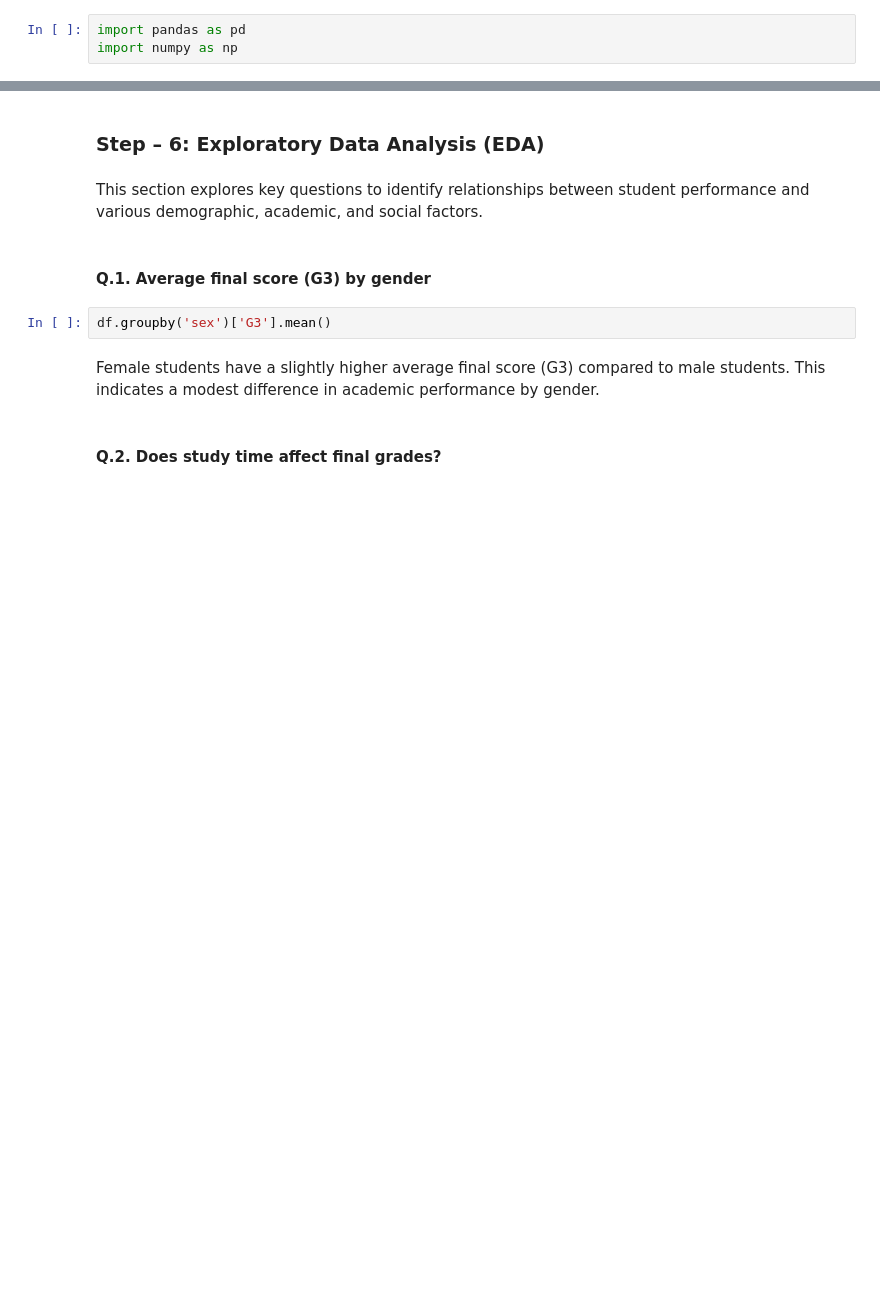
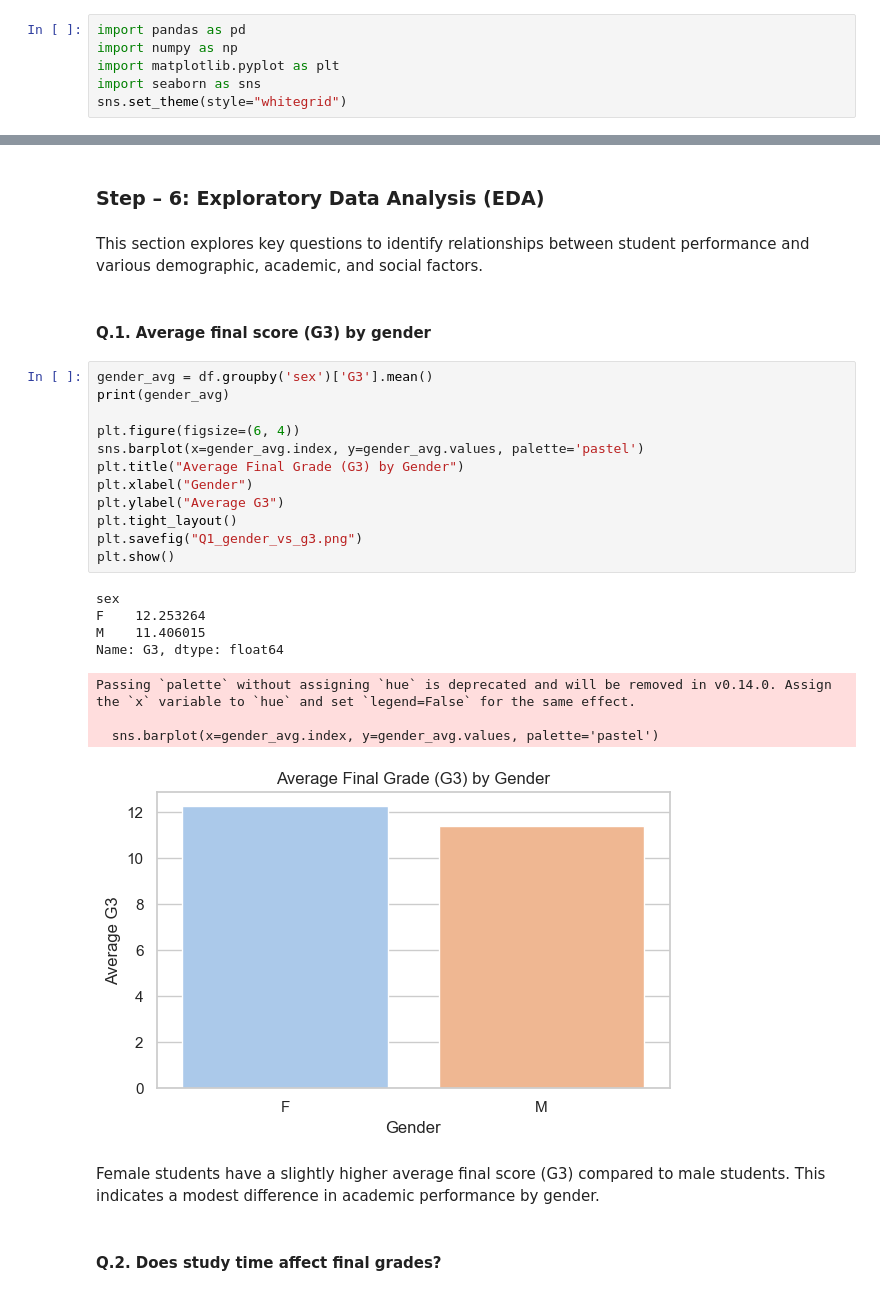
Before and after one commit to Namishkaushik/Projects, a Jupyter notebook: Project-1 Student performance analysis/student analysis.ipynb, the cells around one changed output, grey strips where cells are left out. Drawn from its saved outputs; the diff is of its cells as text; blank space fills up the shorter version.

```diff
--- a/Project-1 Student performance analysis/student analysis.ipynb
+++ b/Project-1 Student performance analysis/student analysis.ipynb
@@ -10,6 +10,9 @@ The objective of this project is to analyze the student-por dataset to identify
 # %%
 import pandas as pd
 import numpy as np
+import matplotlib.pyplot as plt
+import seaborn as sns
+sns.set_theme(style="whitegrid")
 # %% [markdown]
 ### Step - 2 : Data Loading
 # %% [markdown]
@@ -57,7 +98,26 @@ This section explores key questions to identify relationships between student pe
 # %% [markdown]
 #### Q.1. Average final score (G3) by gender
 # %%
-df.groupby('sex')['G3'].mean()
+gender_avg = df.groupby('sex')['G3'].mean()
+print(gender_avg)
+
+plt.figure(figsize=(6, 4))
+sns.barplot(x=gender_avg.index, y=gender_avg.values, palette='pastel')
+plt.title("Average Final Grade (G3) by Gender")
+plt.xlabel("Gender")
+plt.ylabel("Average G3")
+plt.tight_layout()
+plt.savefig("Q1_gender_vs_g3.png")
+plt.show()
+# %% [output]
+sex
+F    12.253264
+M    11.406015
+Name: G3, dtype: float64
+Passing `palette` without assigning `hue` is deprecated and will be removed in v0.14.0. Assign the `x` variable to `hue` and set `legend=False` for the same effect.
+
+  sns.barplot(x=gender_avg.index, y=gender_avg.values, palette='pastel')
+[figure, added]
 # %% [markdown]
 Female students have a slightly higher average final score (G3) compared to male students.
 This indicates a modest difference in academic performance by gender.
```
Also changed, not shown: parts of 13 cells of this notebook, 3 other files.
